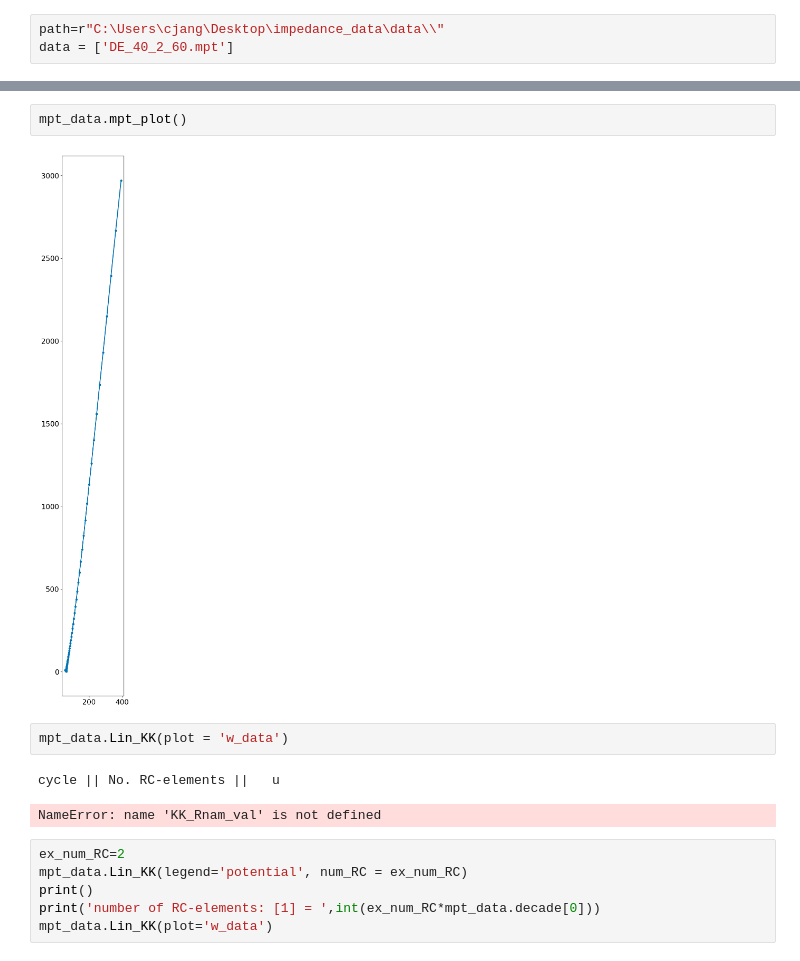
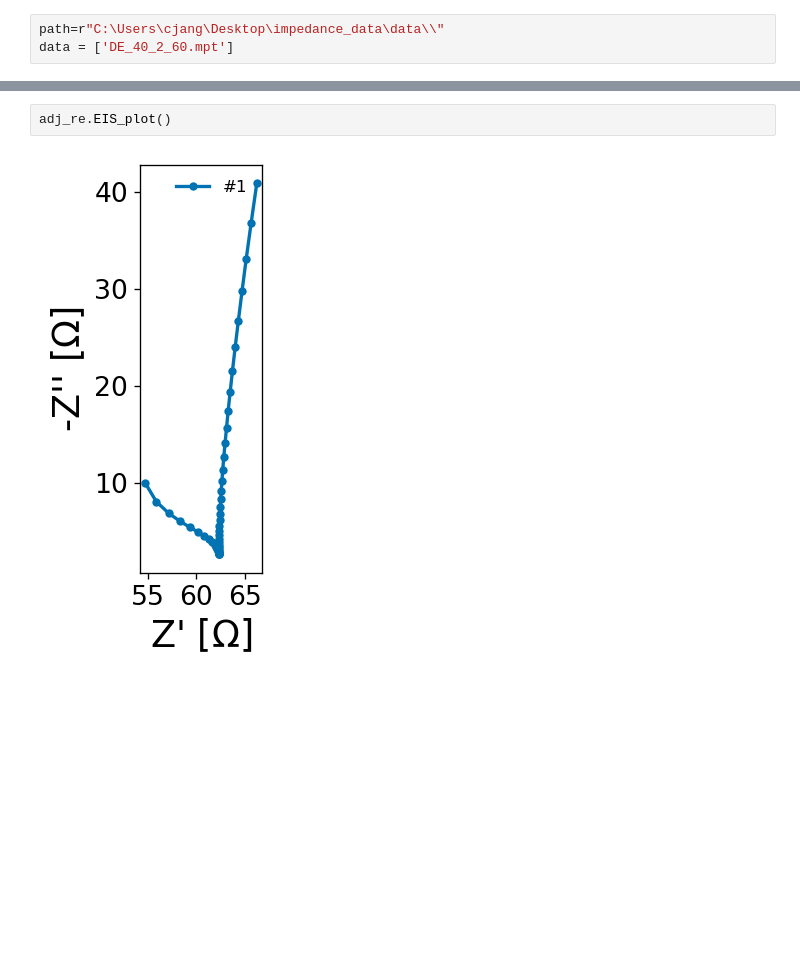
Before and after one commit to WildcatDiscovery/Kyler_Speed_Circuit, a Jupyter notebook: python_notebooks/linear_kk.ipynb, the cells around one changed output, grey strips where cells are left out. Saved outputs shown, nothing was run; the diff lists cells and outputs as text; blank space fills up the shorter version.

```diff
--- a/python_notebooks/linear_kk.ipynb
+++ b/python_notebooks/linear_kk.ipynb
@@ -31,15 +16,4 @@ df
-# %%
-mpt_data.mpt_plot()
-# %% [output]
-[figure, removed]
-# %%
-mpt_data.Lin_KK(plot = 'w_data')
-# %% [output]
-cycle || No. RC-elements ||   u
-NameError: name 'KK_Rnam_val' is not defined
-# %%
-ex_num_RC=2
-mpt_data.Lin_KK(legend='potential', num_RC = ex_num_RC)
-print()
-print('number of RC-elements: [1] = ',int(ex_num_RC*mpt_data.decade[0]))
-mpt_data.Lin_KK(plot='w_data')
+# %%
+adj_re.EIS_plot()
+# %% [output]
+[figure, added]
```
Also changed, not shown: parts of 9 cells of this notebook.
